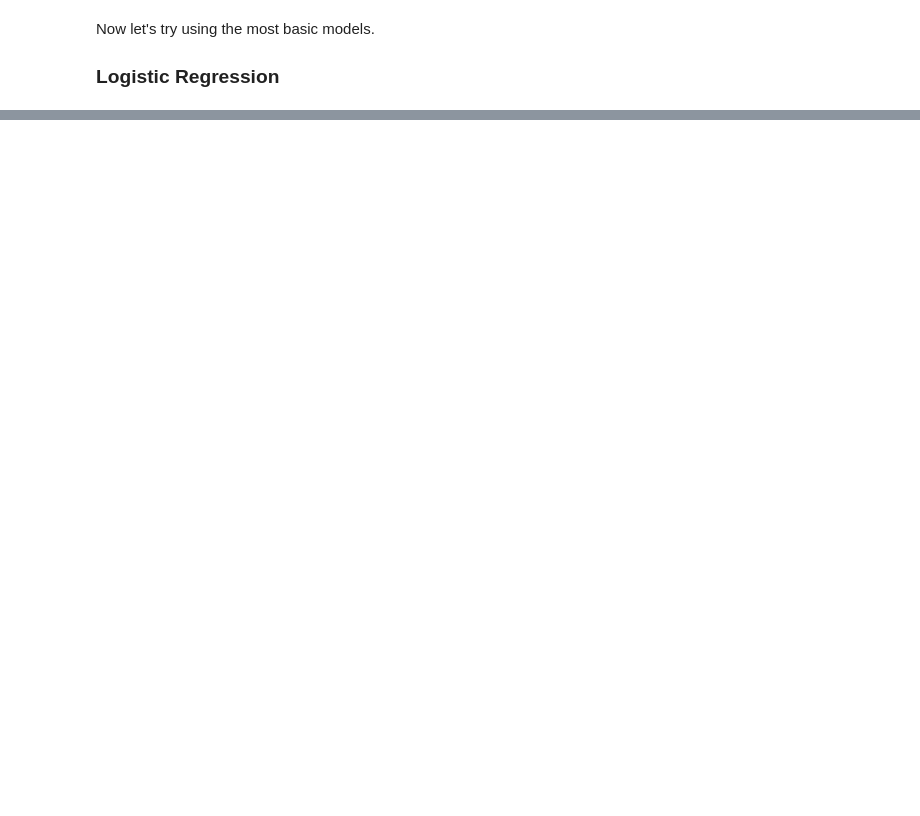
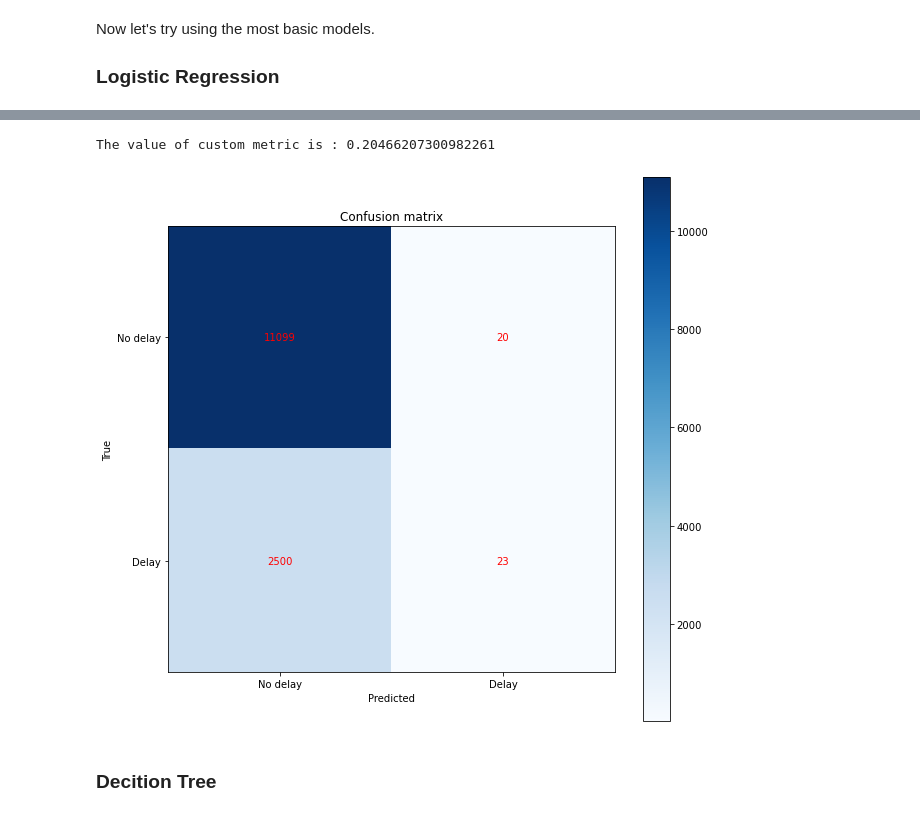
Before and after one commit to Konnits/Latam-Postulation, a Jupyter notebook: solution.ipynb, the cells around one changed output, grey strips where cells are left out. Saved outputs shown, nothing was run; the diff lists cells and outputs as text; code cells hidden in the pictures; blank space fills up the shorter version.

```diff
--- a/solution.ipynb
+++ b/solution.ipynb
@@ -557,0 +608,10 @@ weighted avg       1.00      1.00      1.00     13642
+# %%
+print(f"The value of custom metric is : {metric(y_test, y_pred_mi)}")
+# %% [output]
+The value of custom metric is : 0.20466207300982261
+# %%
+plot_confusion_matrix(y_test, y_pred_mi)
+# %% [output]
+[figure, added]
+# %% [markdown]
+### Decition Tree
```
Also changed, not shown: parts of 37 cells of this notebook.
